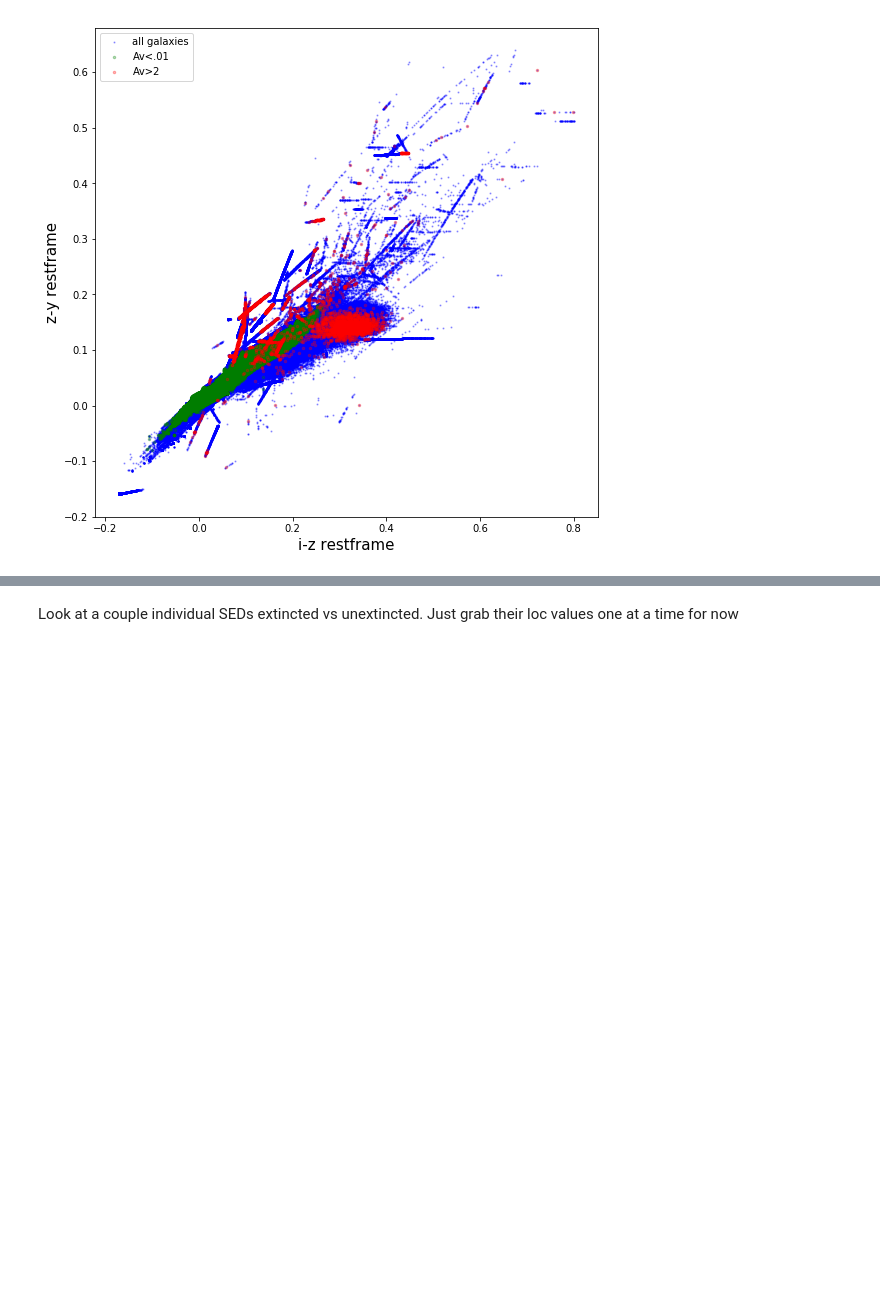
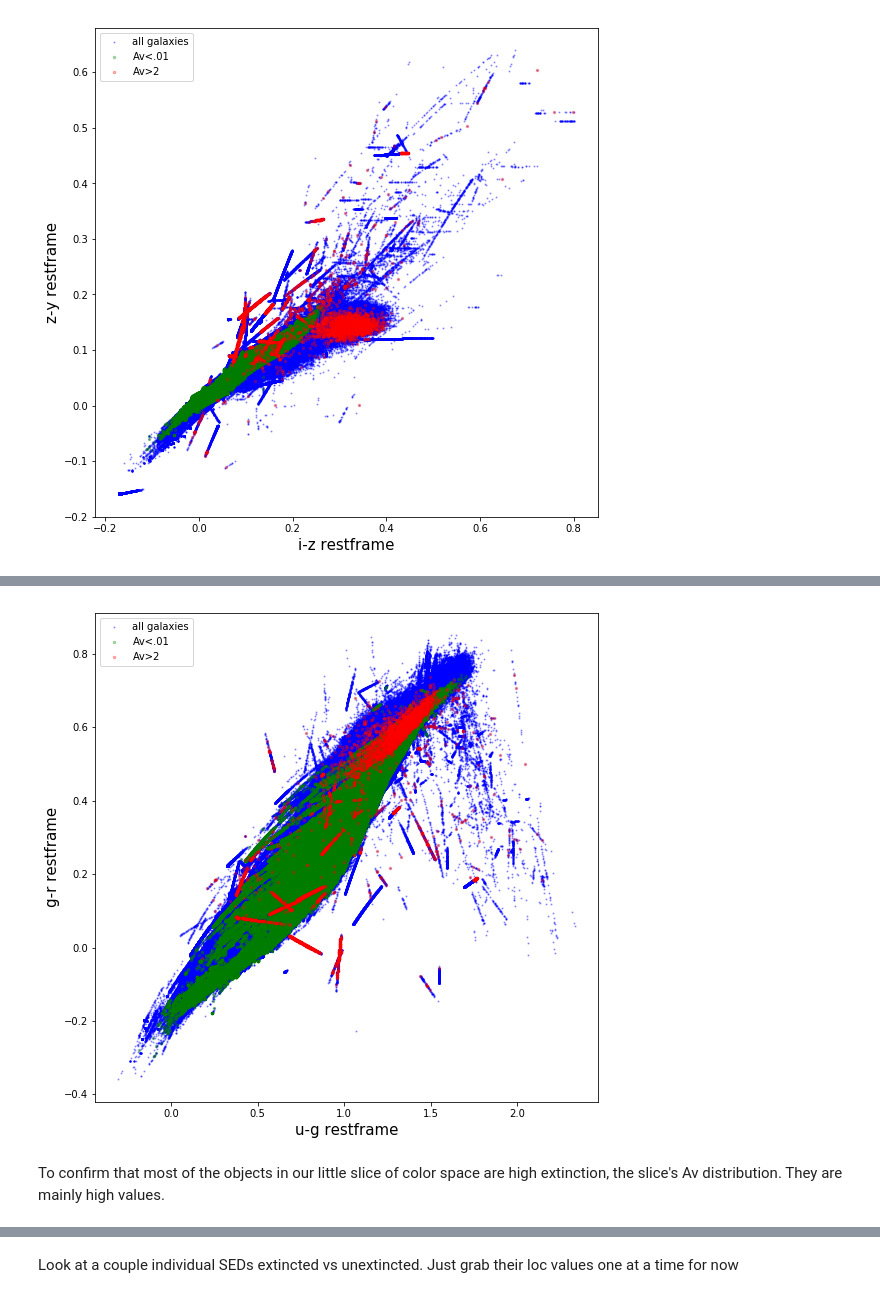
Before and after one commit to LSSTDESC/pz_pdf, a Jupyter notebook: doc/notebooks/Test_ext_vs_unext_vs_dustmodels.ipynb, the cells around one changed output, grey strips where cells are left out. Saved outputs shown, nothing was run; the diff lists cells and outputs as text; code cells hidden in the pictures; blank space fills up the shorter version.

```diff
--- a/doc/notebooks/Test_ext_vs_unext_vs_dustmodels.ipynb
+++ b/doc/notebooks/Test_ext_vs_unext_vs_dustmodels.ipynb
@@ -147,3 +175,18 @@ Yep, the highest extinction objects occupy this same area of color space, could
+# %%
+fig = plt.figure(figsize=(9,9))
+plt.scatter(u_g,g_r,marker='.',s=5,c='b',label = "all galaxies",alpha=0.3)
+plt.scatter(lowavdf['Mag_true_u_lsst_z0']-lowavdf['Mag_true_g_lsst_z0'],
+            lowavdf['Mag_true_g_lsst_z0']-lowavdf['Mag_true_r_lsst_z0'],marker = '.',s=25,c='g',label="Av<.01",alpha=0.3 )
+plt.scatter(avdf['Mag_true_u_lsst_z0']-avdf['Mag_true_g_lsst_z0'],
+            avdf['Mag_true_g_lsst_z0']-avdf['Mag_true_r_lsst_z0'],marker = '.',s=25,c='r',label="Av>2",alpha=0.3 )
+plt.legend(loc='upper left',fontsize=10)
+plt.xlabel("u-g restframe",fontsize=15)
+plt.ylabel("g-r restframe",fontsize=15)
+plt.savefig("gr_ug_rest_Avcoded.jpg",fmt="jpg")
+# %% [output]
+[figure, added]
+# %% [markdown]
+ To confirm that most of the objects in our little slice of color space are high extinction, the slice's Av distribution.  They are mainly high values.
 # %%
 cutdf = df[mask][::87]
 # %%
```
Also changed, not shown: parts of 9 cells of this notebook.
